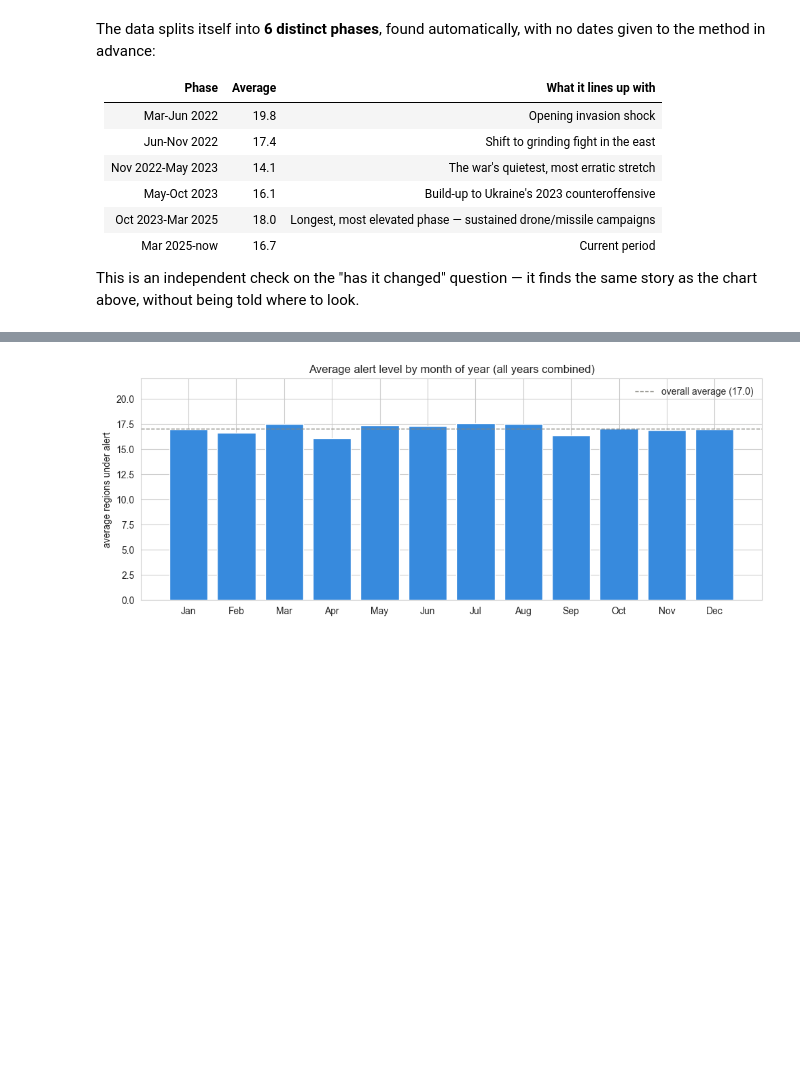
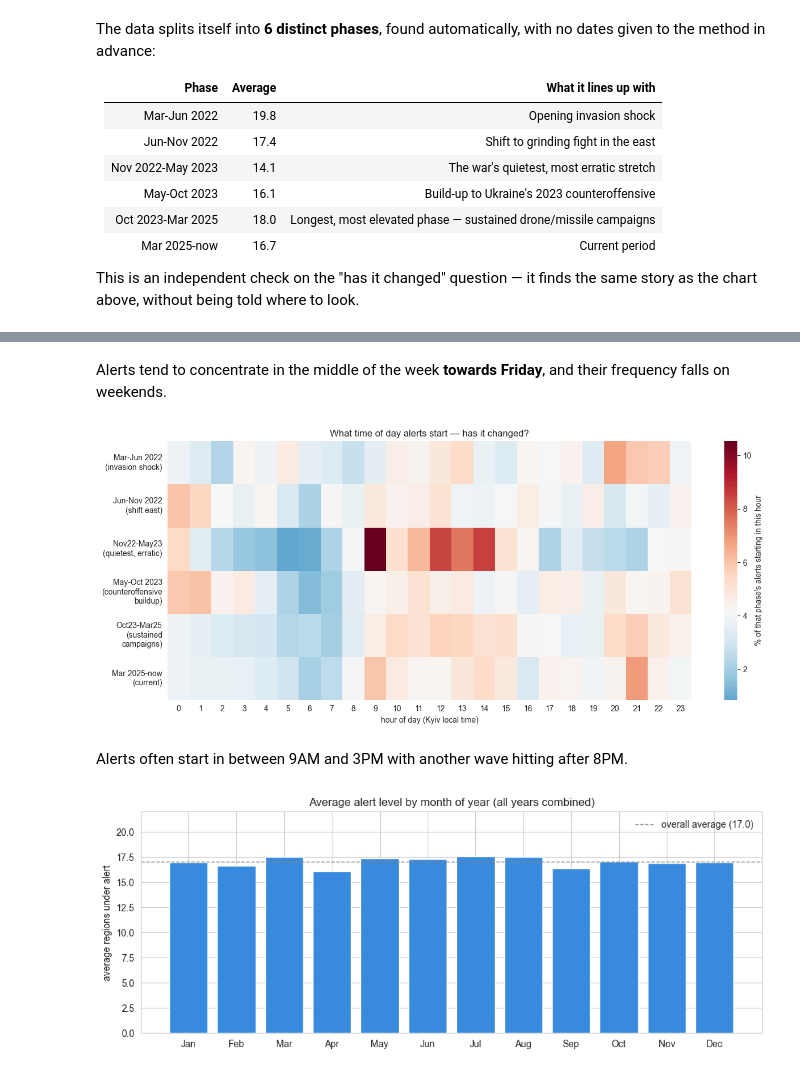
Before and after one commit to annayastremska/AI-Agentic-School-Time-Series, a Jupyter notebook: ukraine_air_alerts_time_series.ipynb, the cells around one changed output, grey strips where cells are left out. Drawn from its saved outputs; the diff is of its cells as text; code cells hidden in the pictures; blank space fills up the shorter version.

```diff
--- a/ukraine_air_alerts_time_series.ipynb
+++ b/ukraine_air_alerts_time_series.ipynb
@@ -143,3 +182,22 @@ This is an independent check on the "has it changed" question — it finds the s
+# %% [markdown]
+Alerts tend to concentrate in the middle of the week **towards Friday**, and their frequency falls on weekends.
+# %%
+oblast_events = df[df['level']=='oblast'].copy()
+oblast_events['phase'] = assign_phase(oblast_events['date'].dt.tz_localize(None))
+oblast_events['hour'] = oblast_events['started_at_local'].dt.hour
+hourly_by_phase = oblast_events.groupby(['phase','hour'], observed=True).size().unstack(fill_value=0)
+hourly_norm = hourly_by_phase.div(hourly_by_phase.sum(axis=1), axis=0) * 100
+
+fig, ax = plt.subplots(figsize=(13, 5.5))
+sns.heatmap(hourly_norm, cmap='RdBu_r', center=100/24,
+            cbar_kws={'label': "% of that phase's alerts starting in this hour"}, ax=ax)
+ax.set_title('What time of day alerts start — has it changed?')
+ax.set_xlabel('hour of day (Kyiv local time)'); ax.set_ylabel('')
+plt.tight_layout(); plt.show()
+# %% [output]
+[figure, added]
+# %% [markdown]
+Alerts often start in between 9AM and 3PM with another wave hitting after 8PM.
 # %%
 monthly = daily.groupby(daily.index.month).mean()
 months = ['Jan','Feb','Mar','Apr','May','Jun','Jul','Aug','Sep','Oct','Nov','Dec']
```
Also changed, not shown: parts of 11 cells of this notebook, 2 other files.
